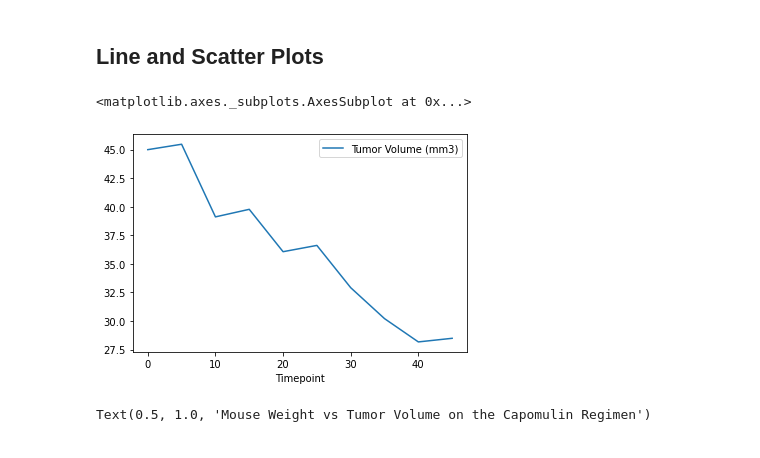
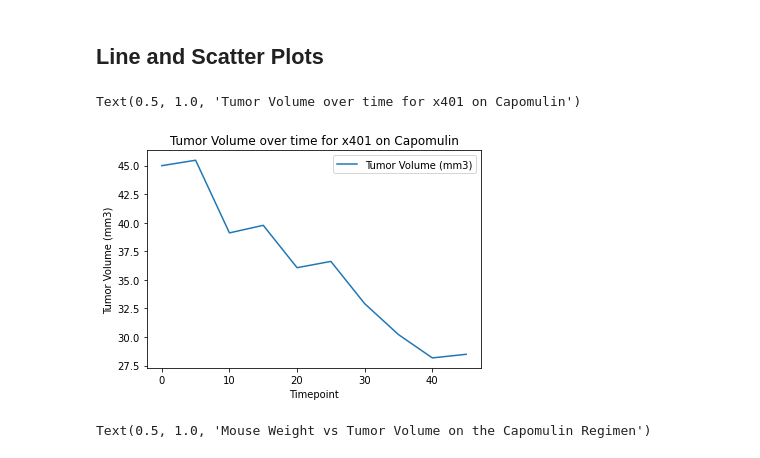
Before and after one commit to cjdance/matplotlib-challenge, a Jupyter notebook: Pymaceuticals/pymaceuticals_starter.ipynb, the cells around one changed output. Saved outputs shown, nothing was run; the diff lists cells and outputs as text; code cells hidden in the pictures.

Commit message:
Updated all chart titles and aligned colours, have also calculated correlation values for final chart.

```diff
--- a/Pymaceuticals/pymaceuticals_starter.ipynb
+++ b/Pymaceuticals/pymaceuticals_starter.ipynb
@@ -315,12 +315,14 @@ plt.show()
 # %%
 # Generate a line plot of tumor volume vs. time point for a mouse treated with Capomulin
 capomulin_df = regimen_data_clean.loc[regimen_data_clean['Drug Regimen'] == 'Capomulin']
 cap_mouse_id = capomulin_df['Mouse ID'].unique()[1]
 cap_mouse_df = capomulin_df.loc[capomulin_df['Mouse ID'] == cap_mouse_id]
 cap_mouse_df.plot(kind = "line", x = 'Timepoint', y = 'Tumor Volume (mm3)')
+plt.ylabel("Tumor Volume (mm3)")
+plt.title(f'Tumor Volume over time for {cap_mouse_id} on Capomulin')
 # %% [output]
-<matplotlib.axes._subplots.AxesSubplot at 0x...>
+Text(0.5, 1.0, 'Tumor Volume over time for x401 on Capomulin')
-[figure, old version]
+[figure, new version]
 # %%
 # Generate a scatter plot of average tumor volume vs. mouse weight for the Capomulin regimen
 capo_ave = capomulin_df.groupby('Mouse ID').mean()
```
Also changed, not shown: parts of 4 cells of this notebook.
